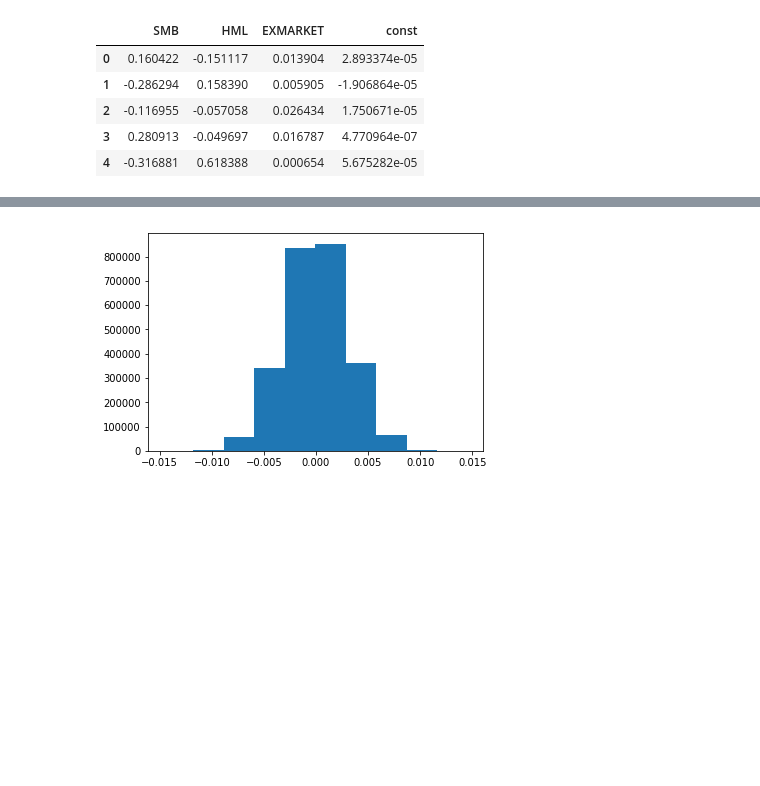
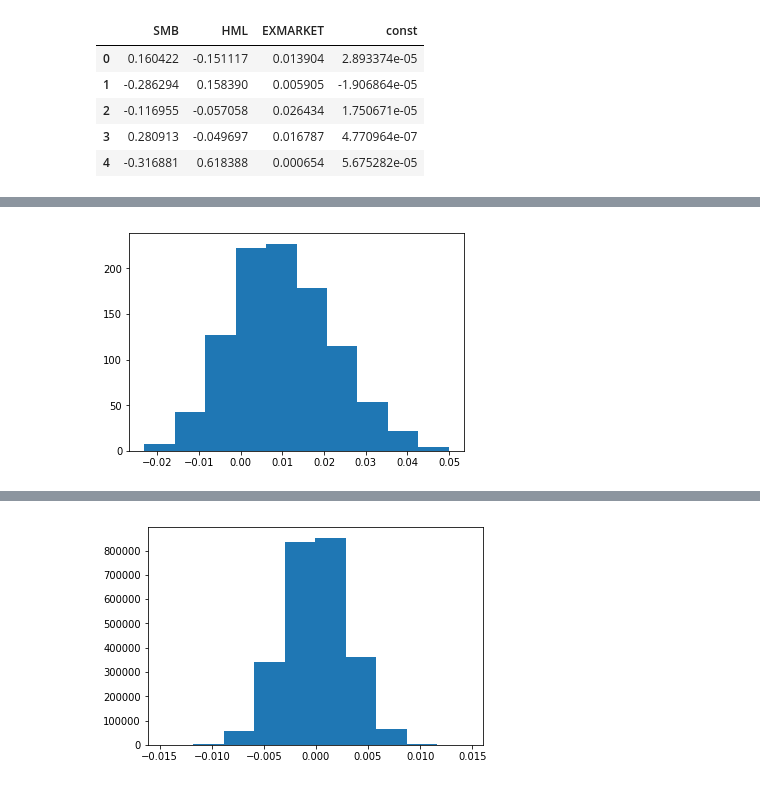
Before and after one commit to aaalexliu/amherst-midwest-2018, a Jupyter notebook: fama french.ipynb, the cells around one changed output, grey strips where cells are left out. Saved outputs shown, nothing was run; the diff lists cells and outputs as text; code cells hidden in the pictures; blank space fills up the shorter version.

```diff
--- a/fama french.ipynb
+++ b/fama french.ipynb
@@ -215,0 +231,5 @@ betas.head()
+# %%
+plt.hist(betas.EXMARKET)
+plt.show()
+# %% [output]
+[figure, added]
```
Also changed, not shown: parts of 4 cells of this notebook, 1 other file.
